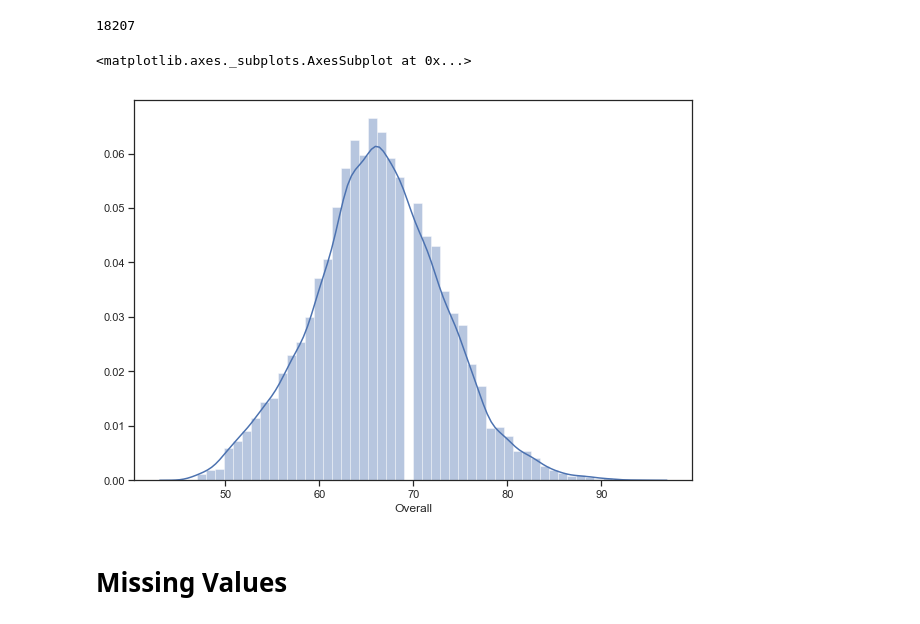
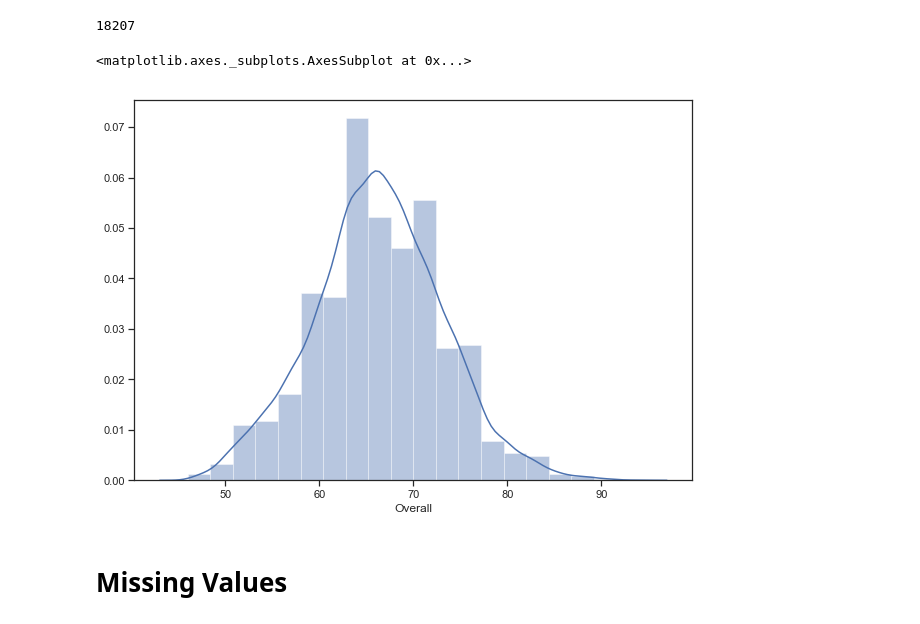
Before and after one commit to HieuFromWaterloo/stat441_project, a Jupyter notebook: Exploration.ipynb, the cells around one changed output. Saved outputs shown, nothing was run; the diff lists cells and outputs as text; code cells hidden in the pictures.

```diff
--- a/Exploration.ipynb
+++ b/Exploration.ipynb
@@ -10,7 +10,8 @@ import seaborn as sns
 pd.set_option("display.max_columns", 1000)
 sns.set_style('darkgrid')
 sns.set_palette('colorblind')
-plt.figure(figsize = (10,7))
-sns.set(rc={'figure.figsize':(10,7)})
+plt.figure(figsize = (15,13))
+sns.set(rc={'figure.figsize':(15,13)})
 sns.set(style="ticks", color_codes=True)
+# pd.set_option("display.min_rows",4)
 # %% [output]
@@ -98,10 +99,10 @@ len(data)
 # %% [output]
 18207
 # %%
-sns.distplot(data["Overall"])
+sns.distplot(data["Overall"], bins=20)
 # %% [output]
 <matplotlib.axes._subplots.AxesSubplot at 0x...>
-[figure, old version]
+[figure, new version]
 # %% [markdown]
 # Missing Values
 # %%
```
Also changed, not shown: parts of 29 cells of this notebook, 1 other file.
